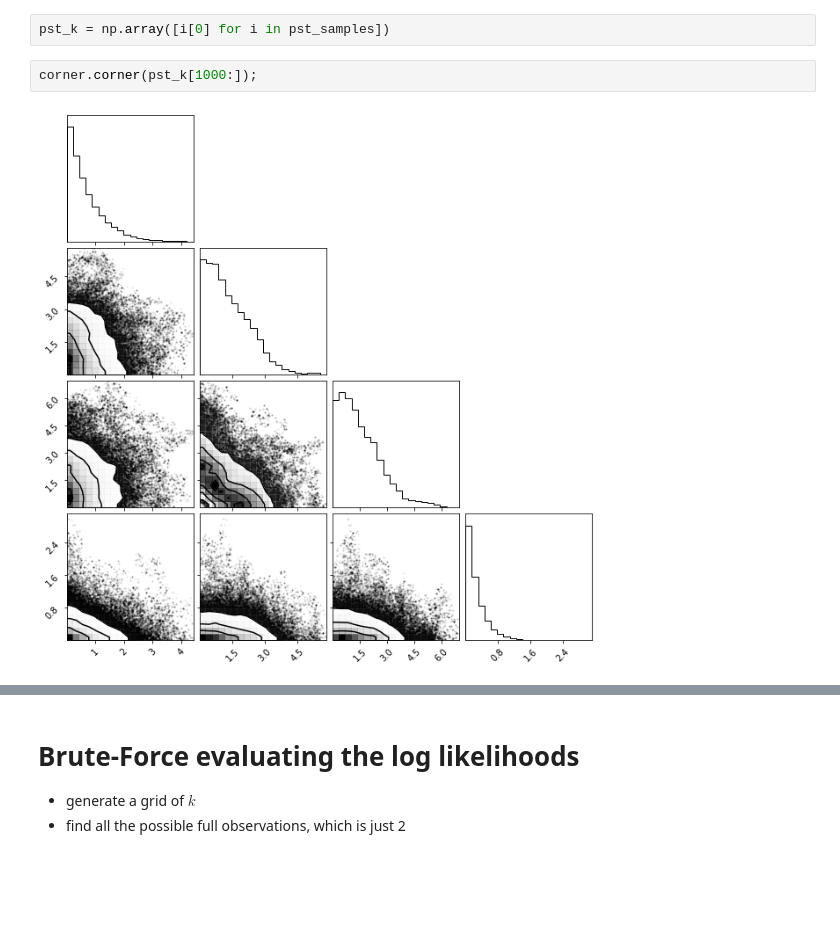
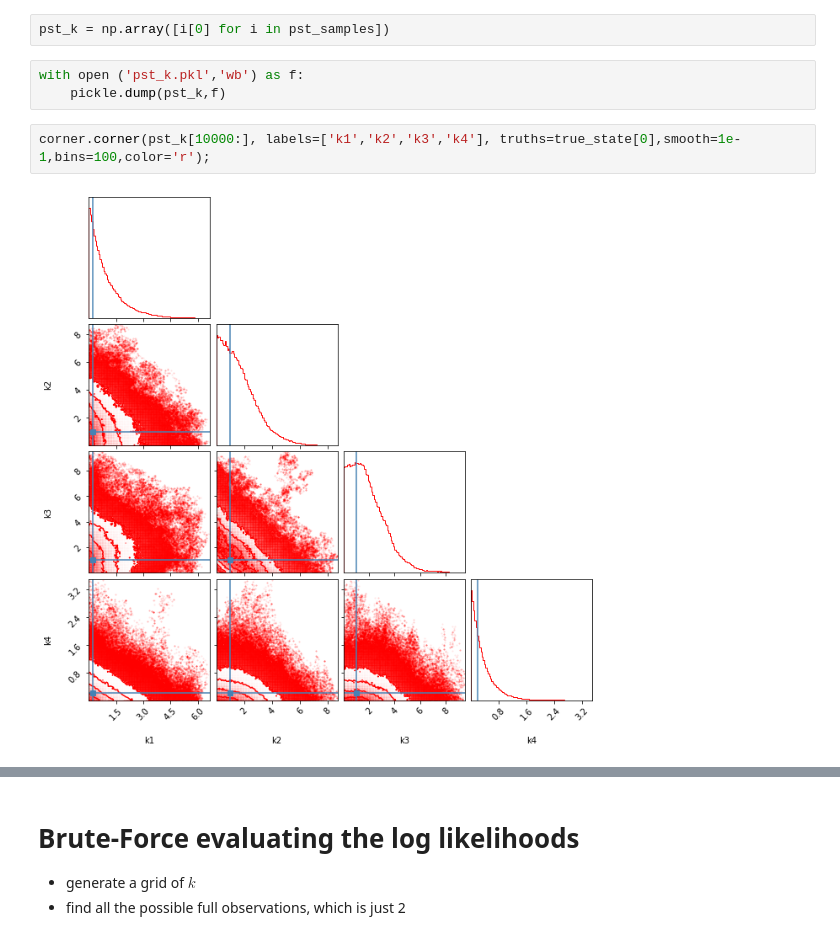
Before and after one commit to WangHaiYang874/ABC22, a Jupyter notebook: non-abc abc copy 4.ipynb, the cells around one changed output, grey strips where cells are left out. Saved outputs shown, nothing was run; the diff lists cells and outputs as text; blank space fills up the shorter version.

```diff
--- a/non-abc abc copy 4.ipynb
+++ b/non-abc abc copy 4.ipynb
@@ -262,7 +286,10 @@ moving kinetic rates: 0.36153
 # %%
 pst_k = np.array([i[0] for i in pst_samples])
-# %%
-corner.corner(pst_k[1000:]);
-# %% [output]
-[figure, removed]
+# %%
+with open ('pst_k.pkl','wb') as f:
+    pickle.dump(pst_k,f)
+# %%
+corner.corner(pst_k[10000:], labels=['k1','k2','k3','k4'], truths=true_state[0],smooth=1e-1,bins=100,color='r');
+# %% [output]
+[figure, added]
 # %%
```
Also changed, not shown: parts of 33 cells of this notebook, 1 other file.
